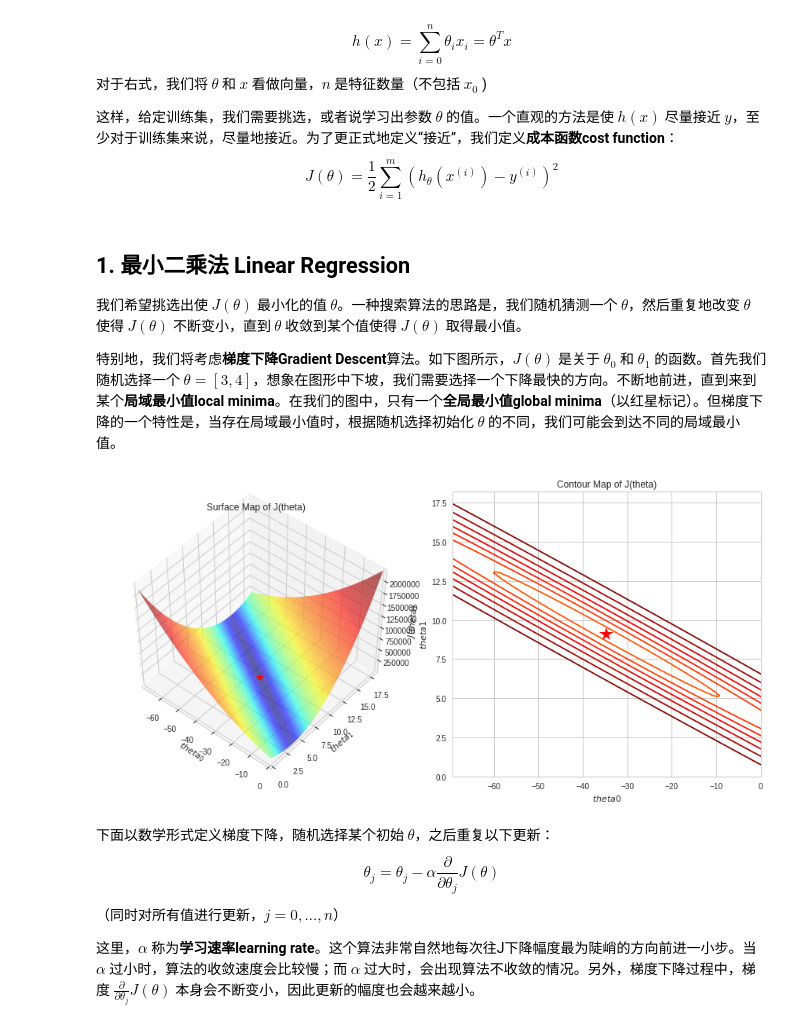
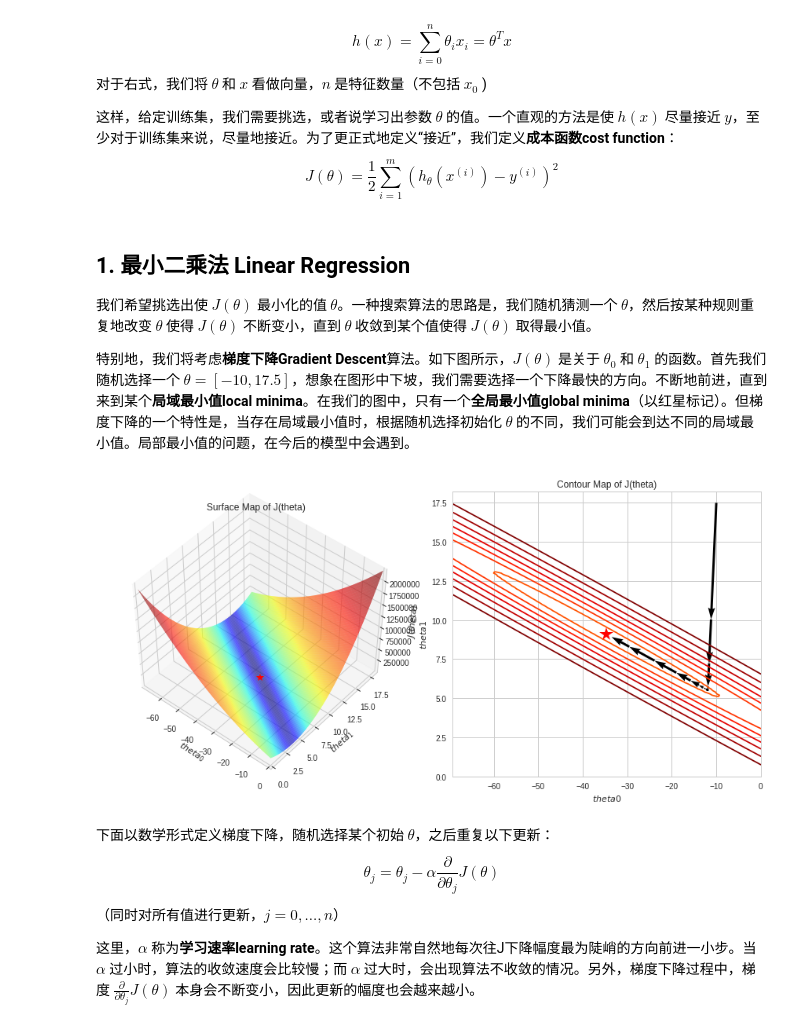
Before and after one commit to Youngyi/MachineLearning-1, a Jupyter notebook: Linear Regression.ipynb, the cells around one changed output. Saved outputs shown, nothing was run; the diff lists cells and outputs as text; code cells hidden in the pictures.

Commit message:
add gradient descent path for contour map of linear regression through quiver

```diff
--- a/Linear Regression.ipynb
+++ b/Linear Regression.ipynb
@@ -96,9 +99,9 @@ $$ J(\theta) = \frac{1}{2}\sum_{i=1}^m (h_{\theta}(x^{(i)}) - y^{(i)})^2$$
 # %% [markdown]
 ## 1. 最小二乘法 Linear Regression
 
-我们希望挑选出使 $J(\theta)$ 最小化的值 $\theta$。一种搜索算法的思路是，我们随机猜测一个 $\theta$，然后重复地改变 $\theta$ 使得 $J(\theta)$ 不断变小，直到 $\theta$ 收敛到某个值使得 $J(\theta)$ 取得最小值。
+我们希望挑选出使 $J(\theta)$ 最小化的值 $\theta$。一种搜索算法的思路是，我们随机猜测一个 $\theta$，然后按某种规则重复地改变 $\theta$ 使得 $J(\theta)$ 不断变小，直到 $\theta$ 收敛到某个值使得 $J(\theta)$ 取得最小值。
 
-特别地，我们将考虑**梯度下降Gradient Descent**算法。如下图所示，$J(\theta)$ 是关于 $\theta_0$ 和 $\theta_1$ 的函数。首先我们随机选择一个 $ \theta = [3, 4]$，想象在图形中下坡，我们需要选择一个下降最快的方向。不断地前进，直到来到某个**局域最小值local minima**。在我们的图中，只有一个**全局最小值global minima**（以红星标记）。但梯度下降的一个特性是，当存在局域最小值时，根据随机选择初始化 $\theta$ 的不同，我们可能会到达不同的局域最小值。
+特别地，我们将考虑**梯度下降Gradient Descent**算法。如下图所示，$J(\theta)$ 是关于 $\theta_0$ 和 $\theta_1$ 的函数。首先我们随机选择一个 $ \theta = [-10, 17.5]$，想象在图形中下坡，我们需要选择一个下降最快的方向。不断地前进，直到来到某个**局域最小值local minima**。在我们的图中，只有一个**全局最小值global minima**（以红星标记）。但梯度下降的一个特性是，当存在局域最小值时，根据随机选择初始化 $\theta$ 的不同，我们可能会到达不同的局域最小值。局部最小值的问题，在今后的模型中会遇到。
 # %%
 # 读取训练集和目标变量
 X, y = df[["RM"]].values, df["Price"].values
@@ -114,10 +117,38 @@ def cost_function(*args):
     return 0.5 * ((X_intercept @ theta - y) ** 2).sum()
 
 
-init_theta = np.array([0, 0])
-alpha = 0.00003
-improve_theta = lambda theta: theta - alpha * ((X_intercept @ theta - y) @ X_intercept)
+def gradient_descent_optimize(cost_func, init_theta=None):
+    """使用梯度下降寻找最优的theta"""
+    alpha = 0.00003
 
+    def good_enough(old_cost, new_cost):
+        return np.abs(new_cost - old_cost) / old_cost < 0.00000001
+
+    def improve_theta(old_theta):
+        return old_theta - alpha * ((X_intercept @ old_theta - y) @ X_intercept)
+
+    if init_theta is None:
+        init_theta = np.array([0, 0])
+    path_ = [init_theta]
+    o_theta, o_cost = init_theta, cost_function(*init_theta)
+    while True:
+        n_theta = improve_theta(o_theta)
+        n_cost = cost_func(*n_theta)
+        path_.append(n_theta)
+        logging.debug((o_theta, n_theta, o_cost, n_cost))
+        if good_enough(o_cost, n_cost):
+            break
+        o_theta, o_cost = n_theta, n_cost
+    Result = namedtuple('Result', ['theta', 'path'])
+    return Result(theta=n_theta, path=np.array(path_))
+
+# 使用梯度下降获取优化结果
+init_guess = np.array([-10, 17.5])
+gradient_descent_result = gradient_descent_optimize(cost_function, init_theta=init_guess)
+path = gradient_descent_result.path
+sampled_path = np.concatenate((np.array([path[0, ]]),
+                               path[(2 ** np.array(range(int(np.ceil(np.log2(path.shape[0])))))).astype(np.int32), ]))
+sampled_path_mat = sampled_path.T
 
 # 使用sklearn的LinearRegression模型，直接获取最终的theta值
 regr = LinearRegression()
@@ -128,43 +159,47 @@ minima_ = minima.reshape(-1, 1)
 
 # 根据最优化的theta，生成以此为中心的网格数据
 step = 0.2
-theta0_min, theta0_max = theta0_optimize - math.fabs(theta0_optimize), theta0_optimize + math.fabs(theta0_optimize)
-theta1_min, theta1_max = theta1_optimize - math.fabs(theta1_optimize), theta1_optimize + math.fabs(theta1_optimize)
+theta0_min, theta0_max = theta0_optimize - np.abs(theta0_optimize), theta0_optimize + np.abs(theta0_optimize)
+theta1_min, theta1_max = theta1_optimize - np.abs(theta1_optimize), theta1_optimize + np.abs(theta1_optimize)
 theta0_range, theta1_range = np.arange(theta0_min, theta0_max + step, step), np.arange(
     theta1_min, theta1_max + step, step)
 theta0_mat, theta1_mat = np.meshgrid(theta0_range, theta1_range)
 z = cost_function(theta0_mat.reshape(-1), theta1_mat.reshape(-1)).reshape(theta0_mat.shape)
 
+fig = plt.figure(figsize=(12, 6))
 # 绘制surface平面图
-fig = plt.figure(figsize=(12, 6))
 ax1 = fig.add_subplot(1, 2, 1, projection='3d', elev=50, azim=-50)
 ax1.plot_surface(theta0_mat, theta1_mat, z, norm=LogNorm(), cmap=cm.jet, rstride=1, cstride=1, edgecolor='none',
-                       alpha=.8)
-# 最小值标记点
+                 alpha=.8)
+# ax1.quiver(sampled_path_mat[0, :-1], sampled_path_mat[1, :-1], cost_function(*sampled_path_mat[::, :-1]),
+#            sampled_path_mat[0, 1:] - sampled_path_mat[0, :-1], sampled_path_mat[1, 1:] - sampled_path_mat[1, :-1],
+#            cost_function(*(sampled_path_mat[::, 1:] - sampled_path_mat[::, :-1])),
+#            color='k')
 ax1.plot(*minima_, cost_function(*minima_), 'r*', markersize=10)
-# 坐标名称
 ax1.set_xlabel('$theta_0$')
 ax1.set_ylabel('$theta_1$')
 ax1.set_zlabel('$J(theta)$')
-# 坐标范围
 ax1.set_xlim((theta0_min, theta0_max))
 ax1.set_ylim((theta1_min, theta1_max))
 ax1.set_title("Surface Map of J(theta)")
 
 # 绘制contour轮廓图
 ax2 = fig.add_subplot(1, 2, 2)
-ax2.contour(theta0_mat, theta1_mat, z, levels=np.logspace(0, 5, 35), norm=LogNorm(), cmap=plt.cm.jet)
+ax2.contour(theta0_mat, theta1_mat, z, levels=np.logspace(0, 5, 35), norm=LogNorm(), cmap=cm.jet)
 ax2.plot(*minima_, 'r*', markersize=18)
+ax2.quiver(sampled_path_mat[0, :-1], sampled_path_mat[1, :-1], sampled_path_mat[0, 1:] - sampled_path_mat[0, :-1],
+           sampled_path_mat[1, 1:] - sampled_path_mat[1, :-1],
+           scale_units='xy', angles='xy', scale=1, color='k')
 ax2.set_xlabel('$theta0$')
 ax2.set_ylabel('$theta1$')
 ax2.set_xlim((theta0_min, theta0_max))
 ax2.set_ylim((theta1_min, theta1_max))
 ax2.set_title("Contour Map of J(theta)")
 
 plt.tight_layout()
 plt.show()
 # %% [output]
-[figure, old version]
+[figure, new version]
 # %% [markdown]
 下面以数学形式定义梯度下降，随机选择某个初始 $\theta$，之后重复以下更新：
 $$ \theta_j = \theta_j - \alpha\frac{\partial}{\partial\theta_j}J(\theta) $$
```
Also changed, not shown: parts of 2 cells of this notebook.
